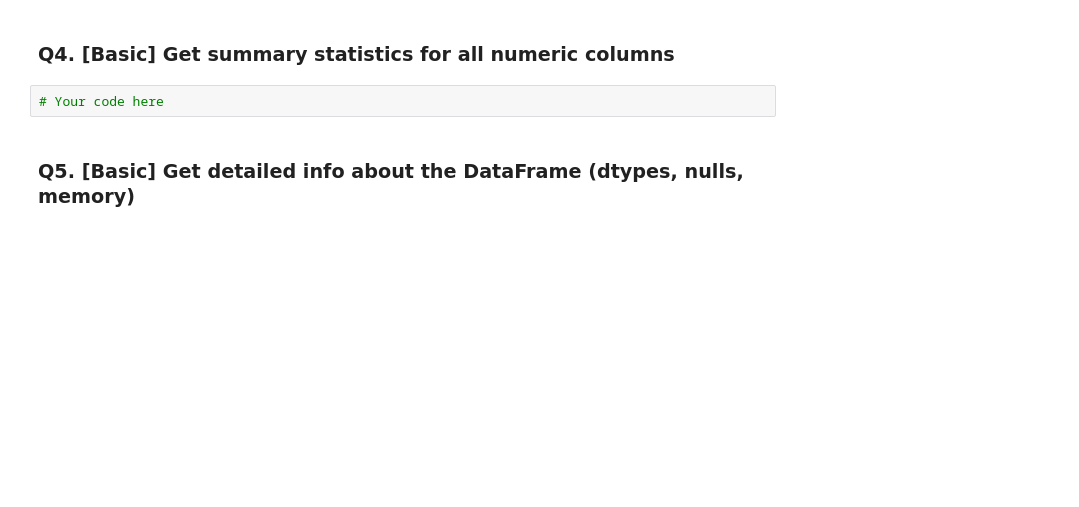
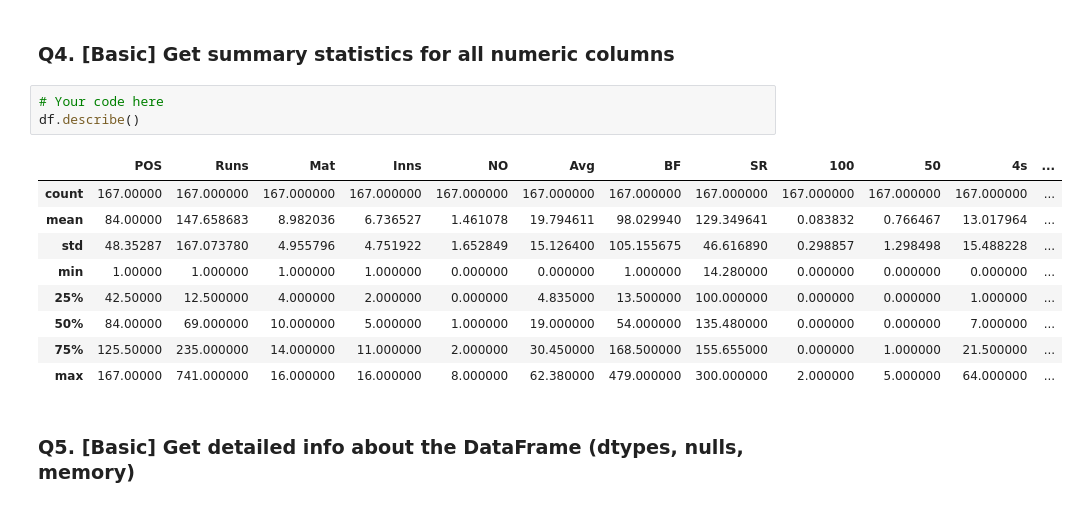
Before and after one commit to Harshit-kumar38/IPL-Dataset-Analysis-Pandas-, a Jupyter notebook: IPL_Pandas_Practice_275Q.ipynb, the cells around one changed output. Saved outputs shown, nothing was run; the diff lists cells and outputs as text; blank space fills up the shorter version.

```diff
--- a/IPL_Pandas_Practice_275Q.ipynb
+++ b/IPL_Pandas_Practice_275Q.ipynb
@@ -390,6 +415,17 @@ Name: HS, dtype: str
 ### Q4. [Basic] Get summary statistics for all numeric columns
 # %%
 # Your code here
+df.describe()
+# %% [output]
+|  | POS | Runs | Mat | Inns | NO | Avg | BF | SR | 100 | 50 | 4s | ... |
+| count | 167.00000 | 167.000000 | 167.000000 | 167.000000 | 167.000000 | 167.000000 | 167.000000 | 167.000000 | 167.000000 | 167.000000 | 167.000000 | ... |
+| mean | 84.00000 | 147.658683 | 8.982036 | 6.736527 | 1.461078 | 19.794611 | 98.029940 | 129.349641 | 0.083832 | 0.766467 | 13.017964 | ... |
+| std | 48.35287 | 167.073780 | 4.955796 | 4.751922 | 1.652849 | 15.126400 | 105.155675 | 46.616890 | 0.298857 | 1.298498 | 15.488228 | ... |
+| min | 1.00000 | 1.000000 | 1.000000 | 1.000000 | 0.000000 | 0.000000 | 1.000000 | 14.280000 | 0.000000 | 0.000000 | 0.000000 | ... |
+| 25% | 42.50000 | 12.500000 | 4.000000 | 2.000000 | 0.000000 | 4.835000 | 13.500000 | 100.000000 | 0.000000 | 0.000000 | 1.000000 | ... |
+| 50% | 84.00000 | 69.000000 | 10.000000 | 5.000000 | 1.000000 | 19.000000 | 54.000000 | 135.480000 | 0.000000 | 0.000000 | 7.000000 | ... |
+| 75% | 125.50000 | 235.000000 | 14.000000 | 11.000000 | 2.000000 | 30.450000 | 168.500000 | 155.655000 | 0.000000 | 1.000000 | 21.500000 | ... |
+| max | 167.00000 | 741.000000 | 16.000000 | 16.000000 | 8.000000 | 62.380000 | 479.000000 | 300.000000 | 2.000000 | 5.000000 | 64.000000 | ... |
 # %% [markdown]
 ### Q5. [Basic] Get detailed info about the DataFrame (dtypes, nulls, memory)
 # %%
```
Also changed, not shown: parts of 9 cells of this notebook.
